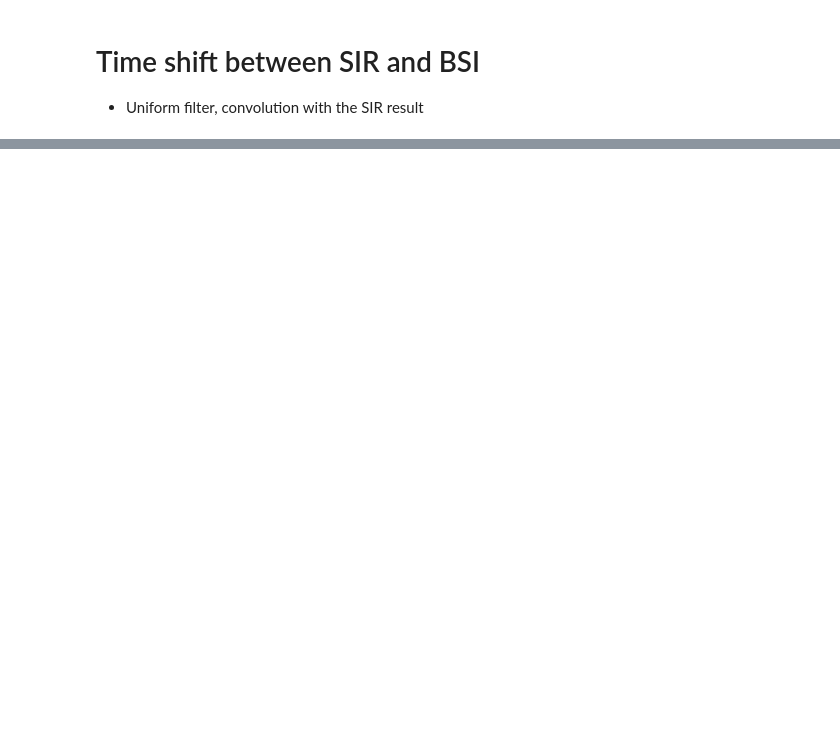
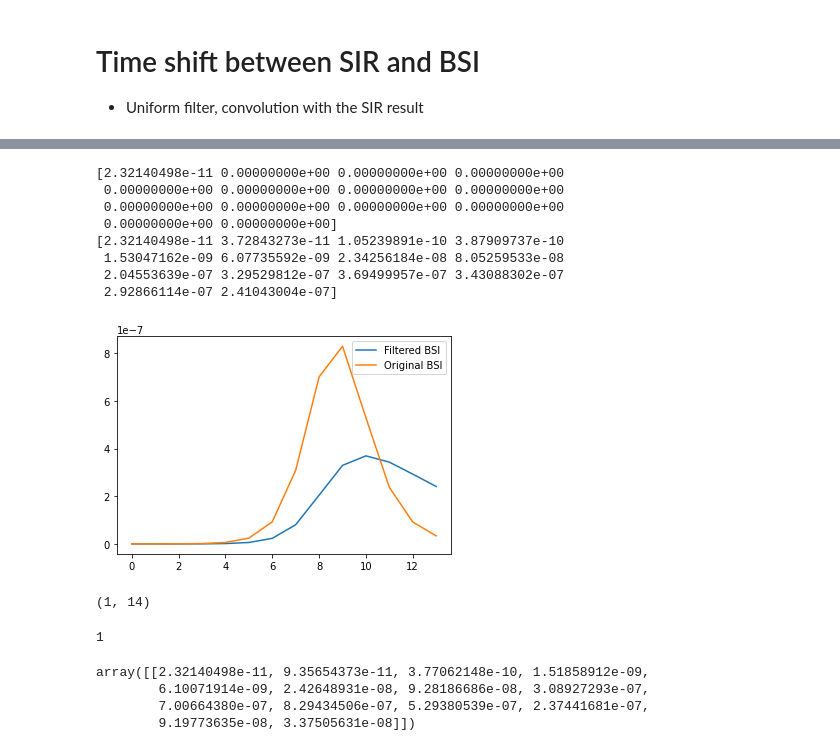
Before and after one commit to fanoja/Ecoli-R0, a Jupyter notebook: grid/time shift.ipynb, the cells around one changed output, grey strips where cells are left out. Saved outputs shown, nothing was run; the diff lists cells and outputs as text; code cells hidden in the pictures; blank space fills up the shorter version.

Commit message:
Create a function for exponential smoothing

```diff
--- a/grid/time shift.ipynb
+++ b/grid/time shift.ipynb
@@ -38,0 +75,42 @@ R0: 5.576923076923077
+# %%
+l = 30
+
+
+# Convolution
+x = bsi_sim[0]
+alpha = 0.2 # if alpha = 1, then we get an identical sequence. If alpha is decreased, the peak moves forwards and is lowered too.
+bsi_filtered = np.zeros(len(x))
+bsi_filtered[0] = bsi_sim[0][0] # initialize at the first value of the sequence
+print(bsi_filtered)
+for i in range(1, len(x)):
+    bsi_filtered[i] = alpha*x[i] + (1-alpha)*bsi_filtered[i-1] # This is exponential smoothing. Is this what we want?
+
+#bsi_filtered = np.convolve(exp_filter, bsi_sim[0])
+print(bsi_filtered)
+plt.plot(bsi_filtered, label = "Filtered BSI")
+plt.plot(x, label = "Original BSI")
+plt.legend()
+plt.show()
+# %% [output]
+[2.32140498e-11 0.00000000e+00 0.00000000e+00 0.00000000e+00
+ 0.00000000e+00 0.00000000e+00 0.00000000e+00 0.00000000e+00
+ 0.00000000e+00 0.00000000e+00 0.00000000e+00 0.00000000e+00
+ 0.00000000e+00 0.00000000e+00]
+[2.32140498e-11 3.72843273e-11 1.05239891e-10 3.87909737e-10
+ 1.53047162e-09 6.07735592e-09 2.34256184e-08 8.05259533e-08
+ 2.04553639e-07 3.29529812e-07 3.69499957e-07 3.43088302e-07
+ 2.92866114e-07 2.41043004e-07]
+[figure, added]
+# %%
+print(bsi_sim.shape)
+len(bsi_sim)
+# %% [output]
+(1, 14)
+1
+# %%
+bsi_sim
+# %% [output]
+array([[2.32140498e-11, 9.35654373e-11, 3.77062148e-10, 1.51858912e-09,
+        6.10071914e-09, 2.42648931e-08, 9.28186686e-08, 3.08927293e-07,
+        7.00664380e-07, 8.29434506e-07, 5.29380539e-07, 2.37441681e-07,
+        9.19773635e-08, 3.37505631e-08]])
```
Also changed, not shown: parts of 8 cells of this notebook.
